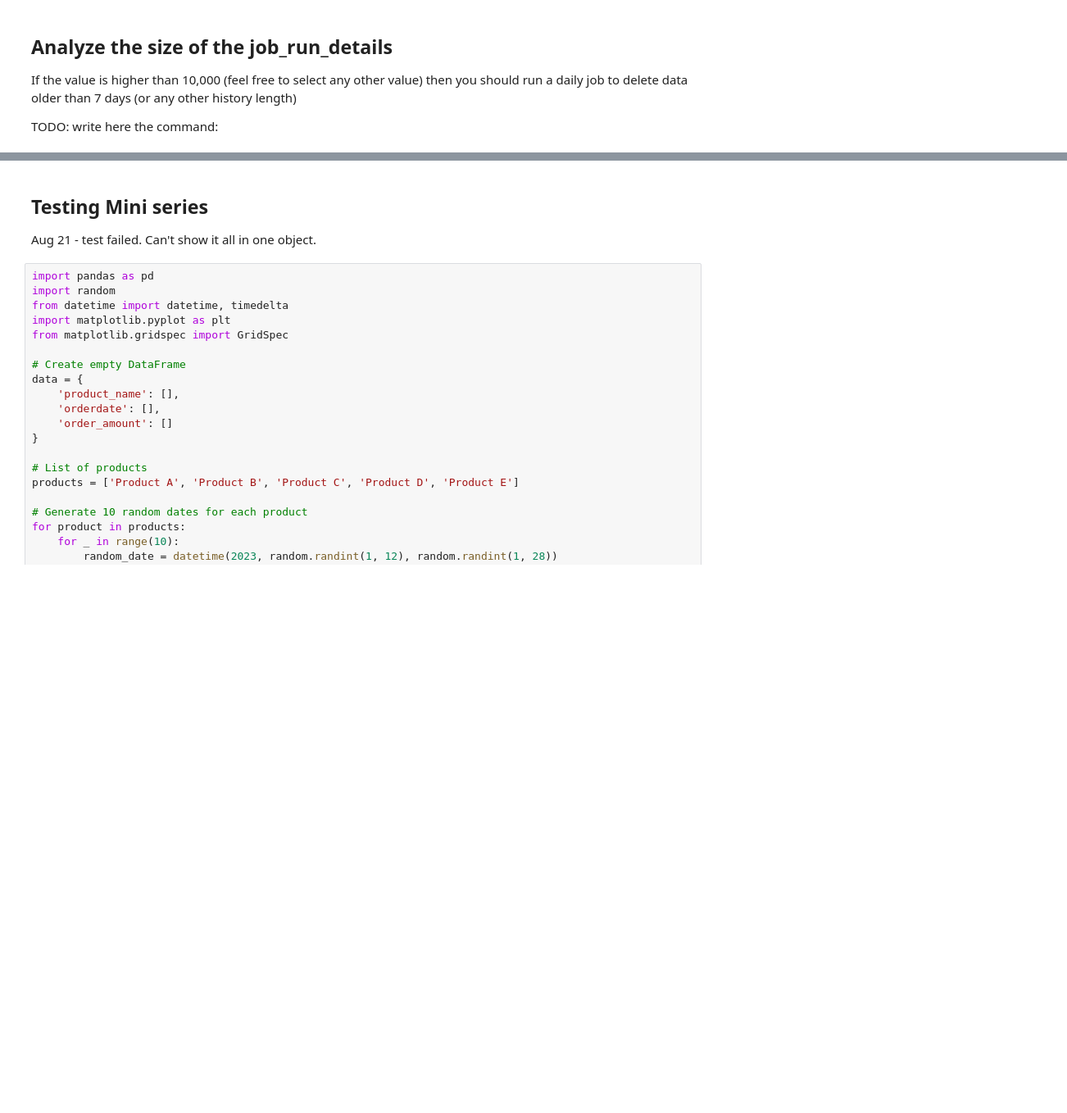
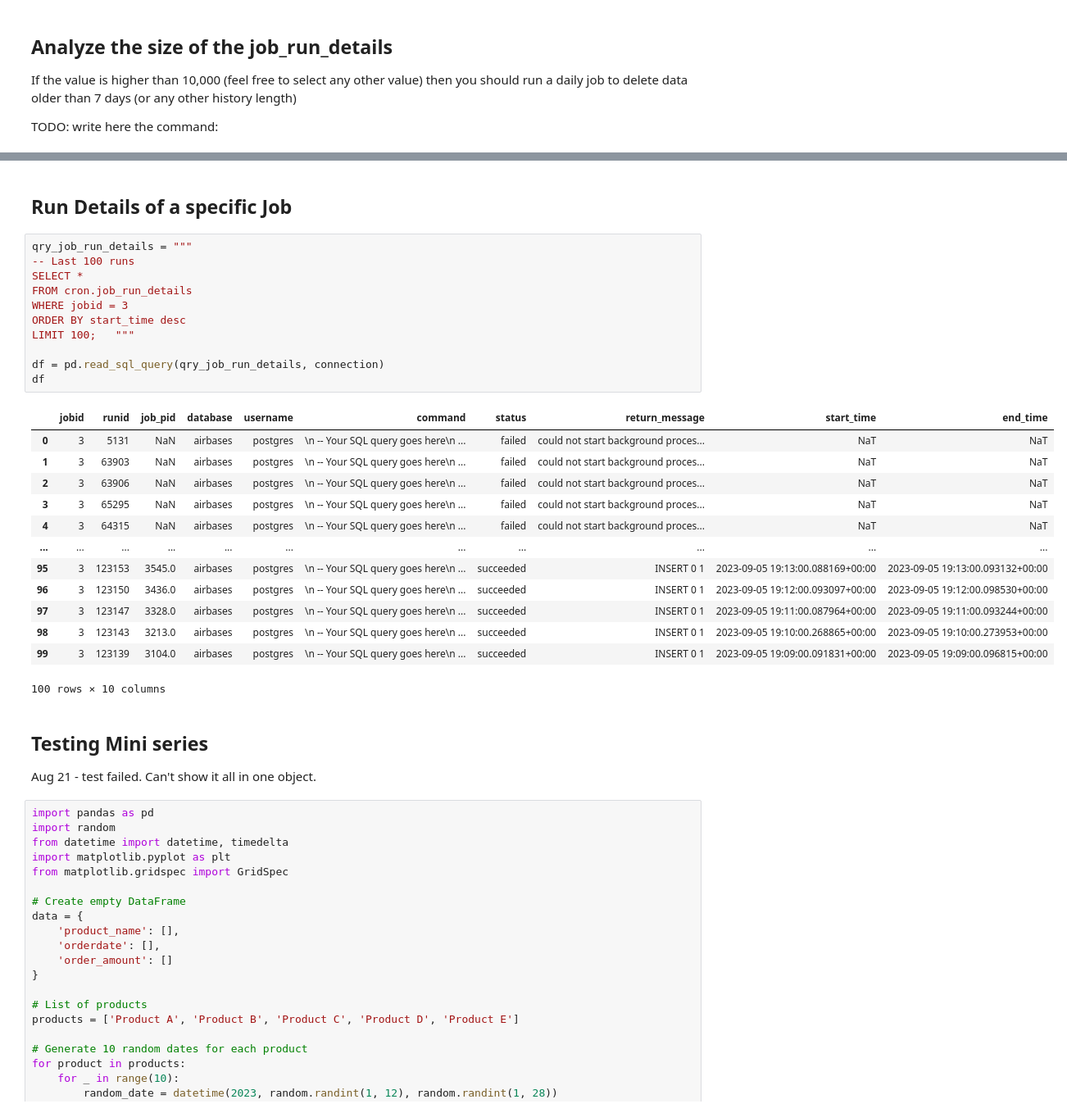
Before and after one commit to itaybraun1/db-observability-toolkit, a Jupyter notebook: Notebooks/Notebooks_Drafts/pg_server_jobs.ipynb, the cells around one changed output, grey strips where cells are left out. Shown at 82% size. Drawn from its saved outputs; the diff is of its cells as text; blank space fills up the shorter version.

Commit message:
Cron Jobs

```diff
--- a/Notebooks/Notebooks_Drafts/pg_server_jobs.ipynb
+++ b/Notebooks/Notebooks_Drafts/pg_server_jobs.ipynb
@@ -89,3 +185,30 @@ The value of count_history_rows (114103) is higher than 10000
+# %% [markdown]
+## Run Details of a specific Job
+# %%
+qry_job_run_details = """
+-- Last 100 runs
+SELECT *
+FROM cron.job_run_details
+WHERE jobid = 3
+ORDER BY start_time desc
+LIMIT 100;   """
+
+df = pd.read_sql_query(qry_job_run_details, connection)
+df
+# %% [output]
+|  | jobid | runid | job_pid | database | username | command | status | return_message | start_time | end_time |
+| 0 | 3 | 5131 | NaN | airbases | postgres | \n -- Your SQL query goes here\n ... | failed | could not start background proces... | NaT | NaT |
+| 1 | 3 | 63903 | NaN | airbases | postgres | \n -- Your SQL query goes here\n ... | failed | could not start background proces... | NaT | NaT |
+| 2 | 3 | 63906 | NaN | airbases | postgres | \n -- Your SQL query goes here\n ... | failed | could not start background proces... | NaT | NaT |
+| 3 | 3 | 65295 | NaN | airbases | postgres | \n -- Your SQL query goes here\n ... | failed | could not start background proces... | NaT | NaT |
+| 4 | 3 | 64315 | NaN | airbases | postgres | \n -- Your SQL query goes here\n ... | failed | could not start background proces... | NaT | NaT |
+| ... | ... | ... | ... | ... | ... | ... | ... | ... | ... | ... |
+| 95 | 3 | 123153 | 3545.0 | airbases | postgres | \n -- Your SQL query goes here\n ... | succeeded | INSERT 0 1 | 2023-09-05 19:13:00.088169+00:00 | 2023-09-05 19:13:00.093132+00:00 |
+| 96 | 3 | 123150 | 3436.0 | airbases | postgres | \n -- Your SQL query goes here\n ... | succeeded | INSERT 0 1 | 2023-09-05 19:12:00.093097+00:00 | 2023-09-05 19:12:00.098530+00:00 |
+| 97 | 3 | 123147 | 3328.0 | airbases | postgres | \n -- Your SQL query goes here\n ... | succeeded | INSERT 0 1 | 2023-09-05 19:11:00.087964+00:00 | 2023-09-05 19:11:00.093244+00:00 |
+| 98 | 3 | 123143 | 3213.0 | airbases | postgres | \n -- Your SQL query goes here\n ... | succeeded | INSERT 0 1 | 2023-09-05 19:10:00.268865+00:00 | 2023-09-05 19:10:00.273953+00:00 |
+| 99 | 3 | 123139 | 3104.0 | airbases | postgres | \n -- Your SQL query goes here\n ... | succeeded | INSERT 0 1 | 2023-09-05 19:09:00.091831+00:00 | 2023-09-05 19:09:00.096815+00:00 |
+100 rows × 10 columns
 # %% [markdown]
 ## Testing Mini series
 Aug 21 - test failed. Can't show it all in one object.
```
Also changed, not shown: parts of 12 cells of this notebook, 1 other file.
